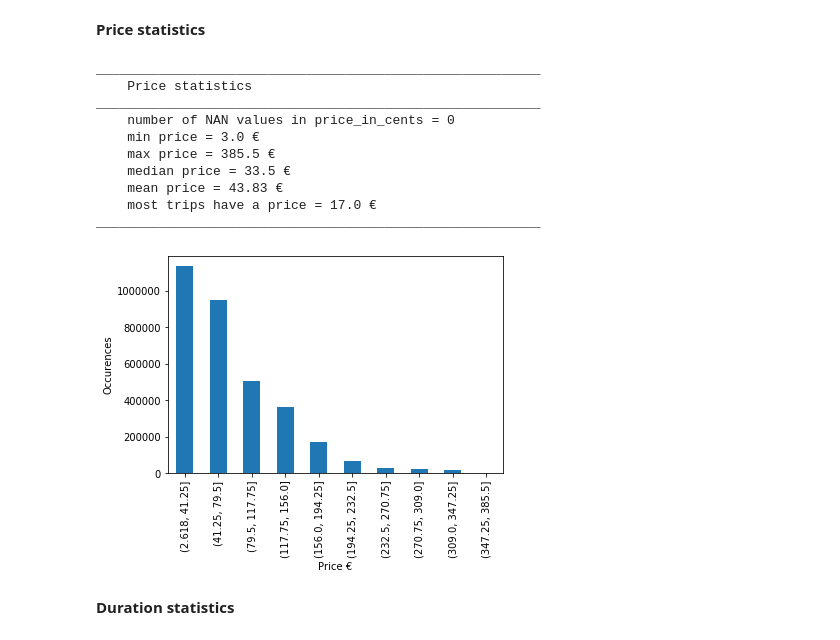
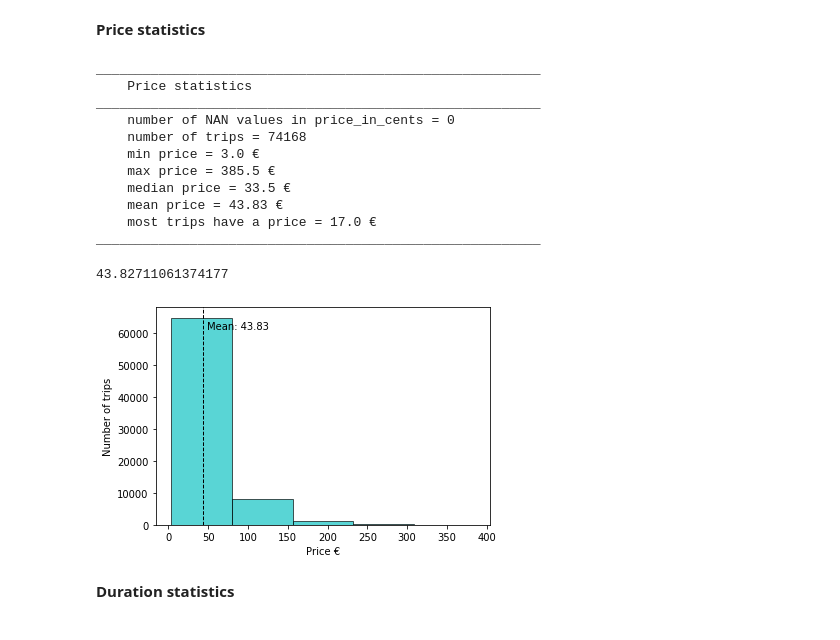
Before and after one commit to hakimhassani97/TripDataCrunching, a Jupyter notebook: main.ipynb, the cells around one changed output. Drawn from its saved outputs; the diff is of its cells as text; code cells hidden in the pictures.

```diff
--- a/main.ipynb
+++ b/main.ipynb
@@ -23,6 +23,7 @@ print('_________________________________________________________')
 print('    Price statistics')
 print('_________________________________________________________')
 print('    number of NAN values in price_in_cents =', ticket_data['price_in_cents'].isna().sum())
+print('    number of trips =', len(ticket_data))
 print('    min price =', round(ticket_data['price_in_cents'].min()/100, 2), '€')
 print('    max price =', round(ticket_data['price_in_cents'].max()/100, 2), '€')
 print('    median price =', round(ticket_data['price_in_cents'].median()/100, 2), '€')
@@ -34,6 +35,7 @@ _________________________________________________________
     Price statistics
 _________________________________________________________
     number of NAN values in price_in_cents = 0
+    number of trips = 74168
     min price = 3.0 €
     max price = 385.5 €
     median price = 33.5 €
@@ -43,13 +45,17 @@ _________________________________________________________
 # %%
 import matplotlib.pyplot as plt
 ticket_data['price'] = round(ticket_data['price_in_cents'] / 100, 2)
-ticket_data['bin'] = pd.cut(ticket_data['price'], bins=10)
-ticket_data.groupby('bin')['price'].sum().plot(kind='bar')
+ticket_data['bin'] = pd.cut(ticket_data['price'], bins=5)
+ticket_data.groupby('bin')['price'].count().plot(kind='bar', width=0.98)
 plt.xlabel('Price €')
-plt.ylabel('Occurences')
+plt.ylabel('Number of trips')
+# axe of mean
+print(ticket_data['price'].mean())
+plt.axvline(ticket_data['price'].mean(), color='k', linestyle='dashed', linewidth=1)
 plt.show()
 # %% [output]
+43.82711061374177
-[figure, old version]
+[figure, new version]
 # %% [markdown]
 **Duration statistics**
 # %% [markdown]
```
